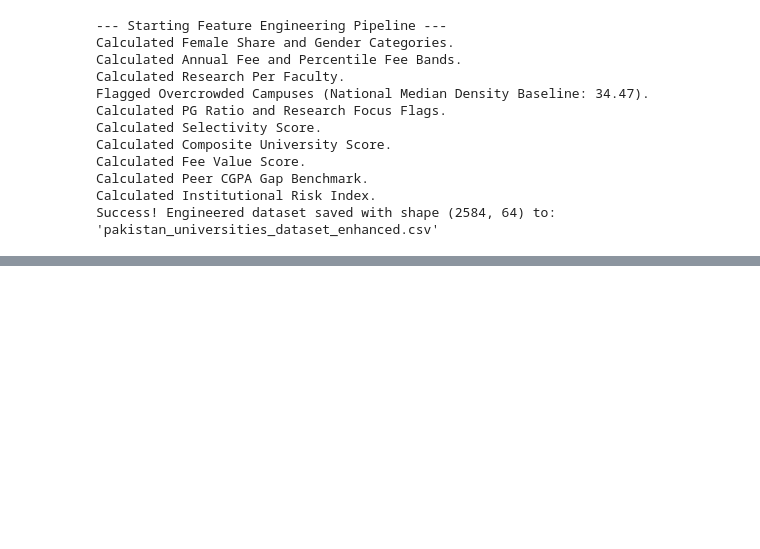
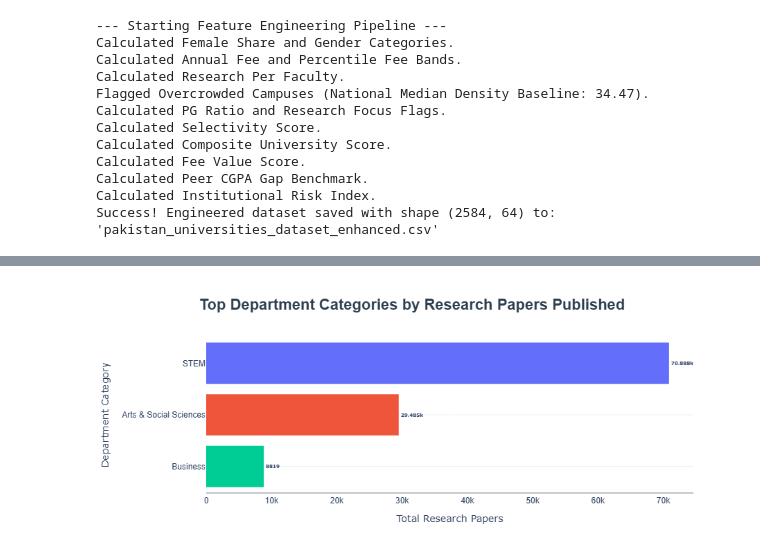
Before and after one commit to faizantoheed456/pak-uni-eda-dashboard, a Jupyter notebook: EDA_of_Pakistani_Universities.ipynb, the cells around one changed output, grey strips where cells are left out. Cells and saved outputs as stored; diff of their text form; code cells hidden in the pictures; blank space fills up the shorter version.

```diff
--- a/EDA_of_Pakistani_Universities.ipynb
+++ b/EDA_of_Pakistani_Universities.ipynb
@@ -597,0 +685,51 @@ Success! Engineered dataset saved with shape (2584, 64) to: 'pakistan_universiti
+# %%
+research_dept = c_uni_data.groupby('Department_Category', observed=False)['Research_Papers_Published'].sum().reset_index()
+research_dept = research_dept.sort_values(
+    by="Research_Papers_Published", ascending=False
+).head(10)
+fig = px.bar(
+    research_dept,
+    x='Research_Papers_Published',
+    y='Department_Category',
+    orientation='h',
+    color='Department_Category',
+    text_auto=True,
+    title="<b>Top Department Categories by Research Papers Published</b>",
+    labels={
+        "Research_Papers_Published": "Total Research Papers",
+        "Department_Category": "Department Category",
+    },
+    color_discrete_sequence=px.colors.qualitative.Plotly
+)
+fig.update_layout(
+    title_font=dict(size=22, family="Arial", color="#2c3e50"),
+    title_x=0.5,
+    showlegend=False,
+    plot_bgcolor="rgba(0,0,0,0)",
+    paper_bgcolor="rgba(0,0,0,0)",
+    margin=dict(l=50, r=50, t=80, b=50),
+)
+
+fig.update_xaxes(
+    showline=True,
+    linewidth=2,
+    linecolor="#bdc3c7",
+    gridcolor="rgba(0,0,0,0)",
+    tickfont=dict(size=12, family="Arial"),
+)
+
+fig.update_yaxes(
+    showgrid=True,
+    gridcolor="#ecf0f1",
+    tickfont=dict(size=12, family="Arial"),
+)
+
+fig.update_traces(
+    textposition="outside",
+    textfont=dict(size=7, weight="bold"),
+    marker_line_color="rgba(0,0,0,0)",
+)
+
+fig.show()
+# %% [output]
+[figure, added]
```
Also changed, not shown: parts of 13 cells of this notebook.
